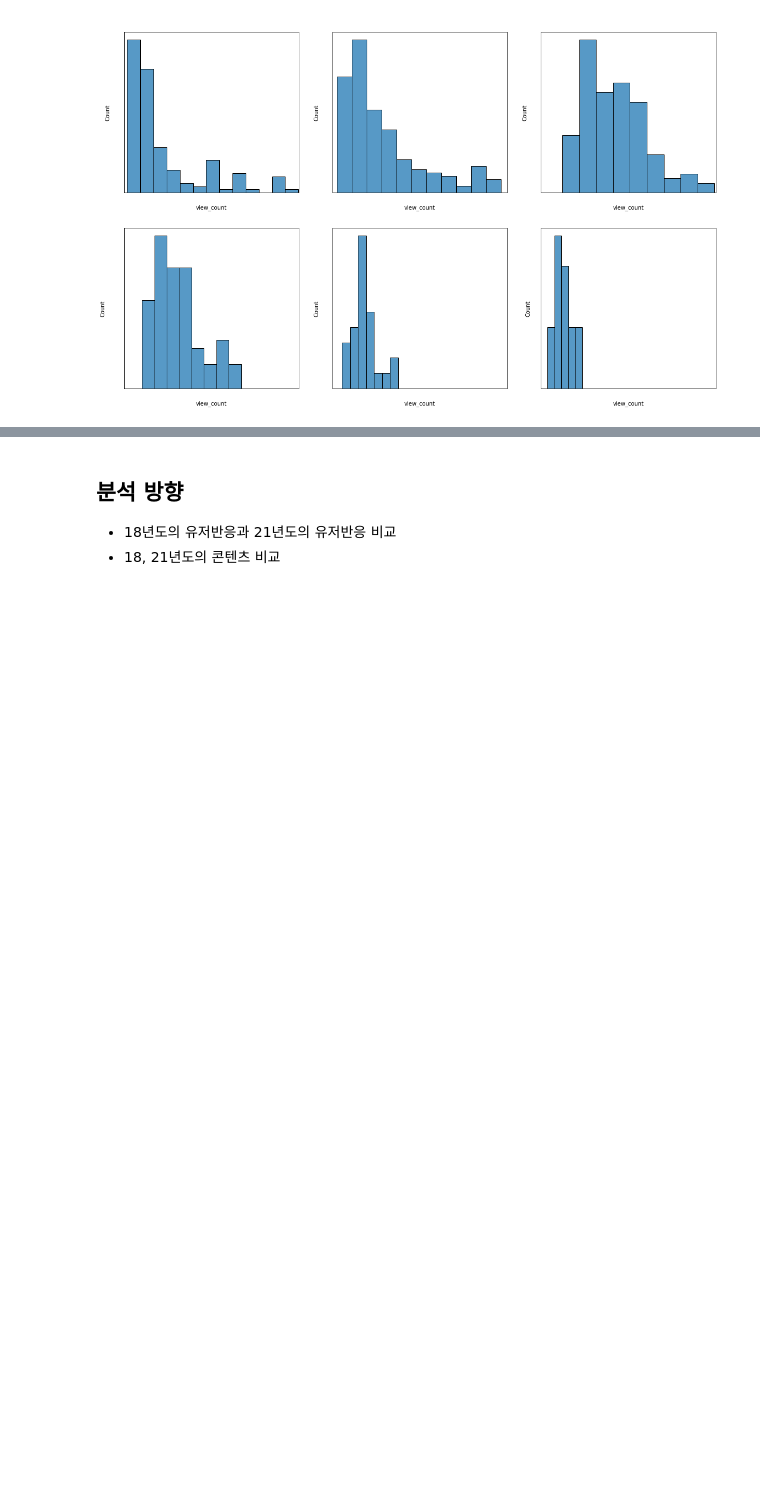
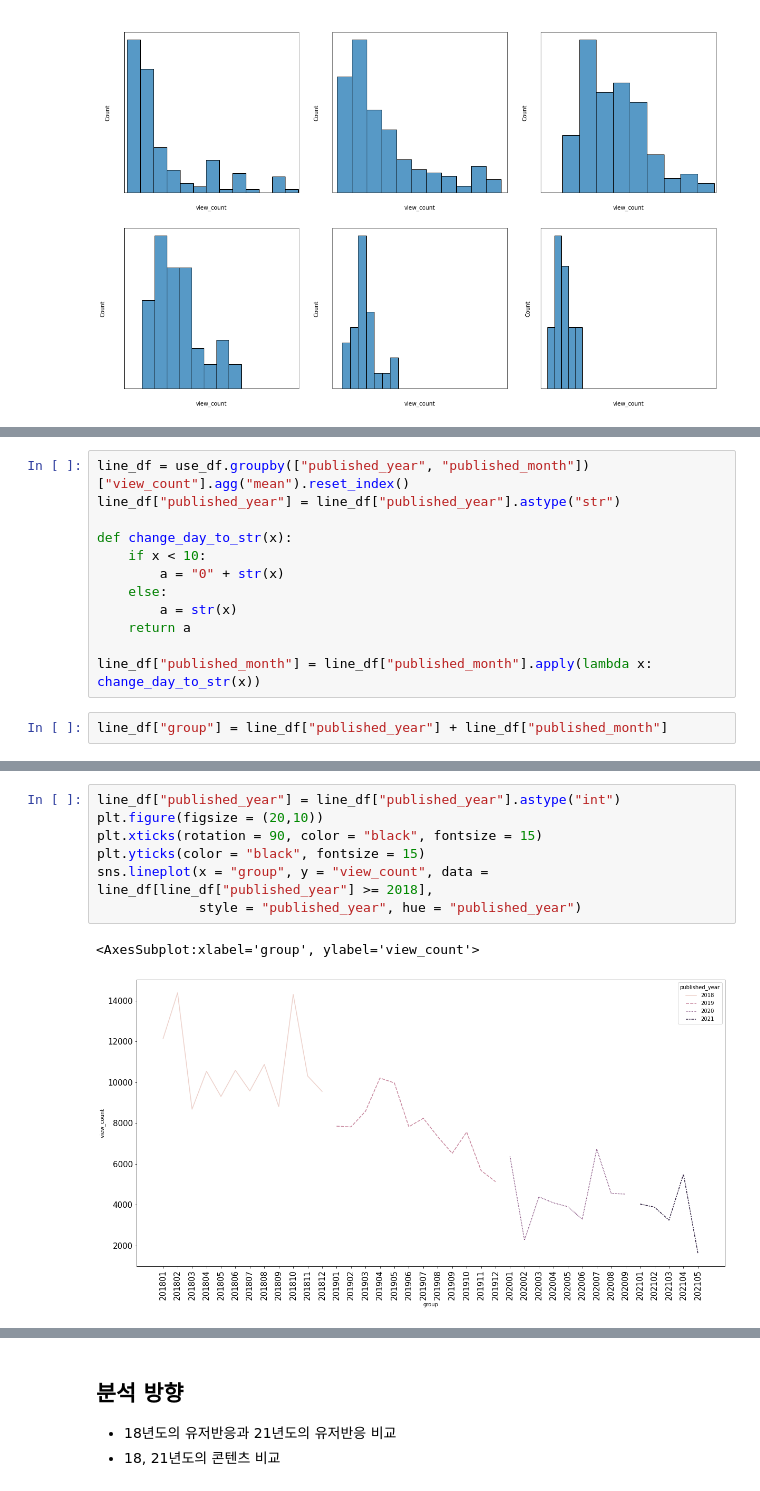
Before and after one commit to DominKim/Data_literacy, a Jupyter notebook: 2.프로젝트/1.경돼/3.스크립트/1.김도민/2_EDA.ipynb, the cells around one changed output, grey strips where cells are left out. Drawn from its saved outputs; the diff is of its cells as text; blank space fills up the shorter version.

```diff
--- a/2.프로젝트/1.경돼/3.스크립트/1.김도민/2_EDA.ipynb
+++ b/2.프로젝트/1.경돼/3.스크립트/1.김도민/2_EDA.ipynb
@@ -239,0 +242,14 @@ for idx, column in enumerate(a):
+# %%
+line_df = use_df.groupby(["published_year", "published_month"])["view_count"].agg("mean").reset_index()
+line_df["published_year"] = line_df["published_year"].astype("str")
+
+def change_day_to_str(x):
+    if x < 10:
+        a = "0" + str(x)
+    else:
+        a = str(x)
+    return a
+
+line_df["published_month"] = line_df["published_month"].apply(lambda x: change_day_to_str(x))
+# %%
+line_df["group"] = line_df["published_year"] + line_df["published_month"]
@@ -239,0 +278,10 @@ for idx, column in enumerate(a):
+# %%
+line_df["published_year"] = line_df["published_year"].astype("int")
+plt.figure(figsize = (20,10))
+plt.xticks(rotation = 90, color = "black", fontsize = 15)
+plt.yticks(color = "black", fontsize = 15)
+sns.lineplot(x = "group", y = "view_count", data = line_df[line_df["published_year"] >= 2018],
+             style = "published_year", hue = "published_year")
+# %% [output]
+<AxesSubplot:xlabel='group', ylabel='view_count'>
+[figure, added]
```
Also changed, not shown: parts of 5 cells of this notebook.
